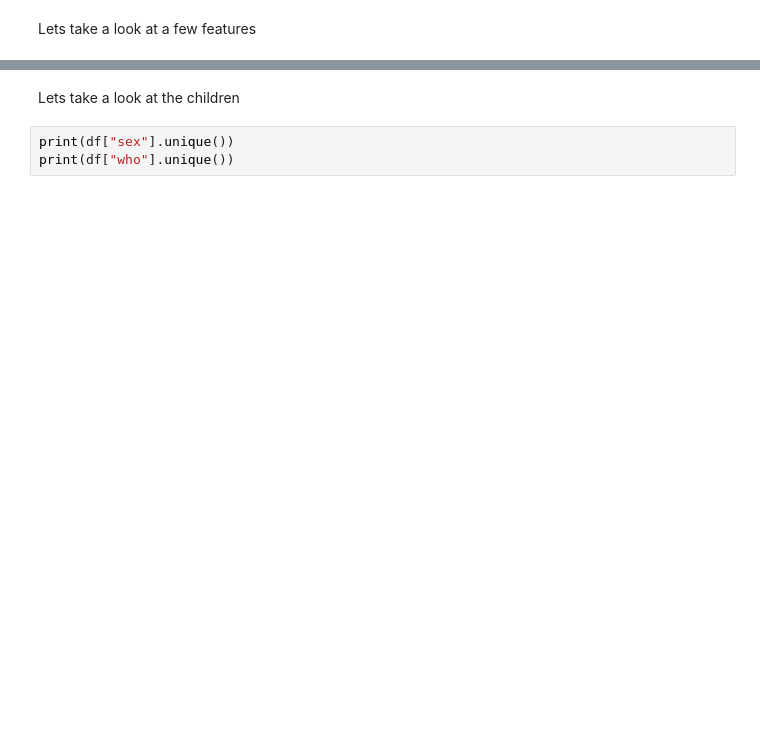
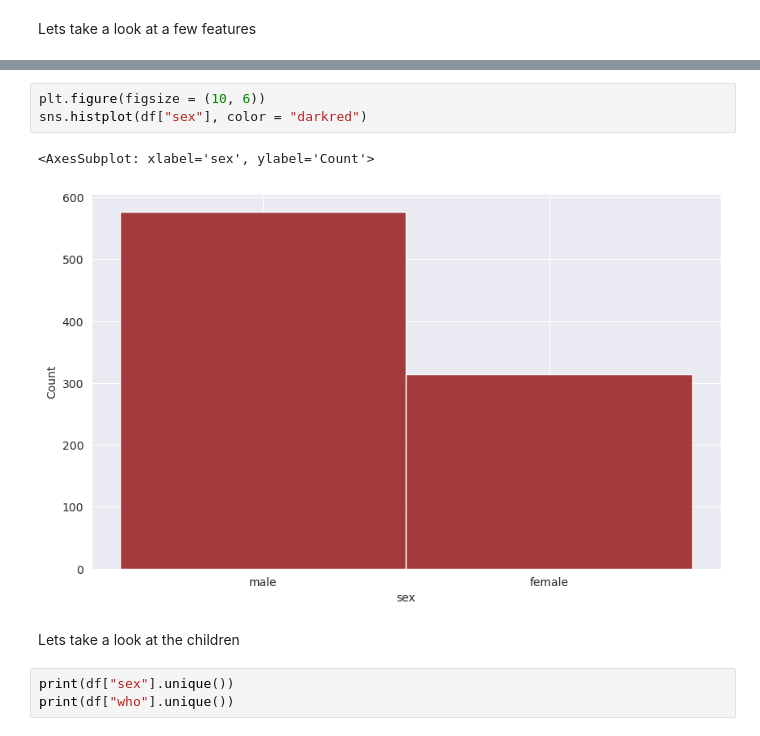
Before and after one commit to mhussen2/Mr-Powers-CPP, a Jupyter notebook: classNotes/Lecture 20 - Regression/20.2 Logistic Regression/Logistic_Regression_Notebook.ipynb, the cells around one changed output, grey strips where cells are left out. Cells and saved outputs as stored; diff of their text form; blank space fills up the shorter version.

```diff
--- a/classNotes/Lecture 20 - Regression/20.2 Logistic Regression/Logistic_Regression_Notebook.ipynb
+++ b/classNotes/Lecture 20 - Regression/20.2 Logistic Regression/Logistic_Regression_Notebook.ipynb
@@ -42,3 +82,9 @@ sns.histplot(df["who"], color = "darkred")
+# %%
+plt.figure(figsize = (10, 6))
+sns.histplot(df["sex"], color = "darkred")
+# %% [output]
+<AxesSubplot: xlabel='sex', ylabel='Count'>
+[figure, added]
 # %% [markdown]
 Lets take a look at the children
 # %%
```
Also changed, not shown: parts of 60 cells of this notebook, 5 other files.
